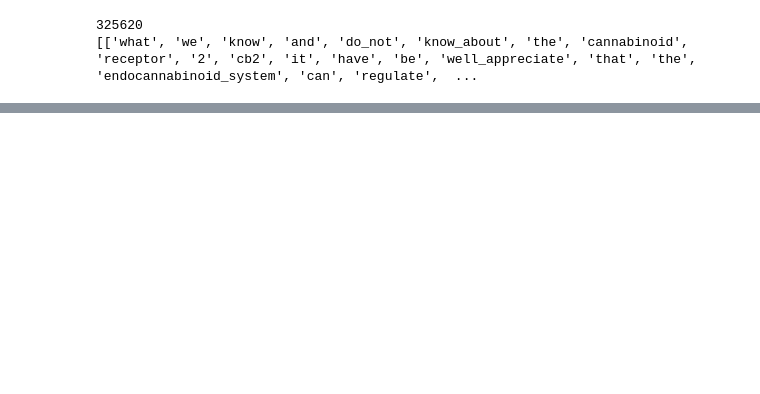
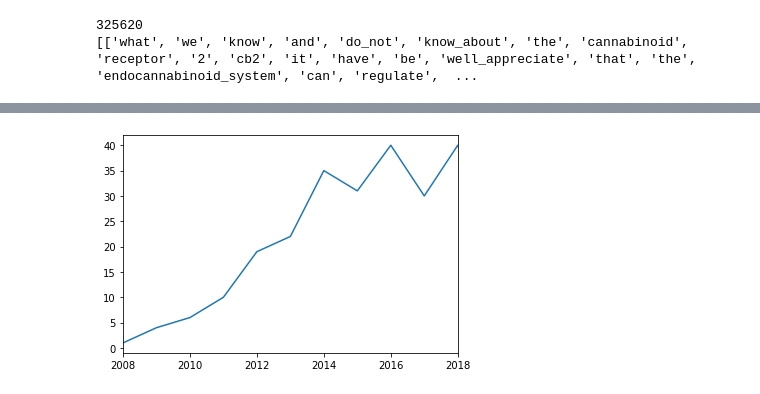
Before and after one commit to Shunling/CapstoneProjects, a Jupyter notebook: NaturalLanguageProcessingGPCR/Text_Analysis.ipynb, the cells around one changed output, grey strips where cells are left out. Cells and saved outputs as stored; diff of their text form; code cells hidden in the pictures; blank space fills up the shorter version.

Commit message:
year_trend

```diff
--- a/NaturalLanguageProcessingGPCR/Text_Analysis.ipynb
+++ b/NaturalLanguageProcessingGPCR/Text_Analysis.ipynb
@@ -343,0 +394,7 @@ similar_words
+# %%
+def year_trends(interest,df):
+    year = []
+    for i in range(df.shape[0]):
+        if interest in df.text.iloc[i]:
+            year.append(df.year.iloc[i])
+    return year
@@ -343,0 +428,15 @@ similar_words
+# %%
+def plot_year_trend(interest,df):
+    years = year_trends(interest,df)
+    c = Counter(years)
+    sorted_c = sorted(c.items(), key=operator.itemgetter(0))
+    x = [i[0] for i in sorted_c] # keyword list
+    y = [i[1] for i in sorted_c] # keyword counts
+    plt.plot(x,y)
+    plt.xlim(min(x),2018)
+    plt.show()
+# %%
+%%time
+plot_year_trend('biased signal',df)
+# %% [output]
+[figure, added]
```
Also changed, not shown: parts of 24 cells of this notebook.
